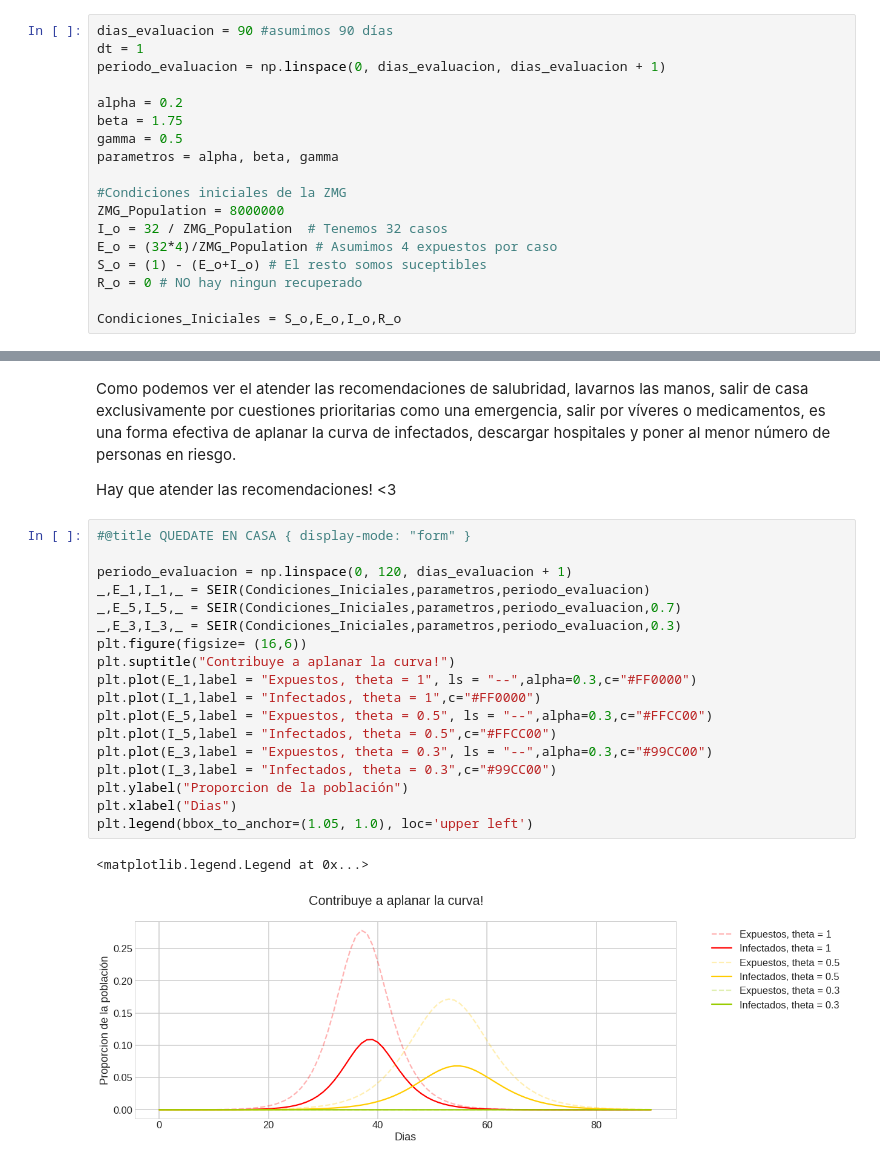
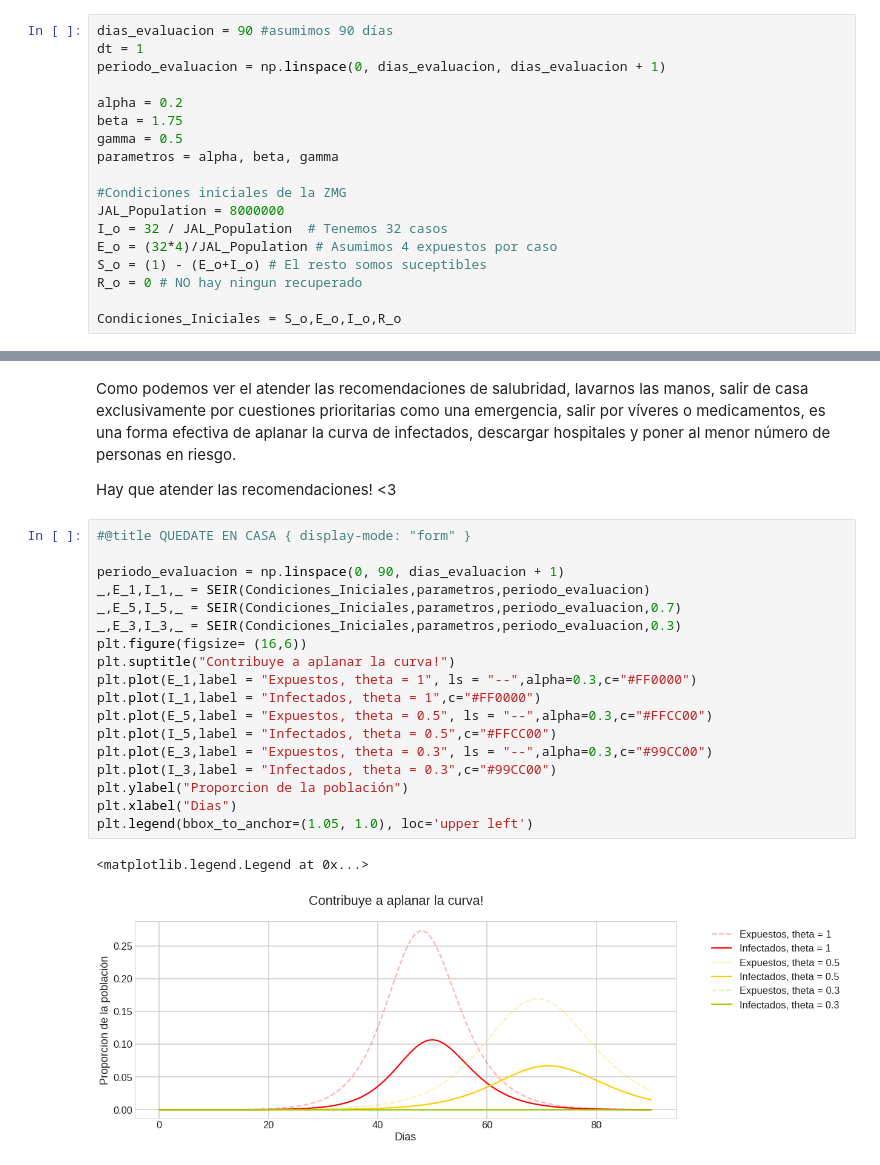
Before and after one commit to NunezKant/COVID-19_GDL, a Jupyter notebook: Desarrollo_de_COVID_19_en_Guadalajara_Miguel_Núñez.ipynb, the cells around one changed output, grey strips where cells are left out. Cells and saved outputs as stored; diff of their text form.

```diff
--- a/Desarrollo_de_COVID_19_en_Guadalajara_Miguel_Núñez.ipynb
+++ b/Desarrollo_de_COVID_19_en_Guadalajara_Miguel_Núñez.ipynb
@@ -128,9 +128,9 @@ gamma = 0.5
 parametros = alpha, beta, gamma
 
 #Condiciones iniciales de la ZMG
-ZMG_Population = 8000000
-I_o = 32 / ZMG_Population  # Tenemos 32 casos
-E_o = (32*4)/ZMG_Population # Asumimos 4 expuestos por caso
+JAL_Population = 8000000
+I_o = 32 / JAL_Population  # Tenemos 32 casos
+E_o = (32*4)/JAL_Population # Asumimos 4 expuestos por caso
 S_o = (1) - (E_o+I_o) # El resto somos suceptibles
 R_o = 0 # NO hay ningun recuperado
 
@@ -323,21 +326,21 @@ Hay que atender las recomendaciones! <3
 # %%
 #@title QUEDATE EN CASA { display-mode: "form" }
 
-periodo_evaluacion = np.linspace(0, 120, dias_evaluacion + 1)
+periodo_evaluacion = np.linspace(0, 90, dias_evaluacion + 1)
 _,E_1,I_1,_ = SEIR(Condiciones_Iniciales,parametros,periodo_evaluacion)
 _,E_5,I_5,_ = SEIR(Condiciones_Iniciales,parametros,periodo_evaluacion,0.7)
 _,E_3,I_3,_ = SEIR(Condiciones_Iniciales,parametros,periodo_evaluacion,0.3)
 plt.figure(figsize= (16,6))
 plt.suptitle("Contribuye a aplanar la curva!")
 plt.plot(E_1,label = "Expuestos, theta = 1", ls = "--",alpha=0.3,c="#FF0000")
 plt.plot(I_1,label = "Infectados, theta = 1",c="#FF0000")
 plt.plot(E_5,label = "Expuestos, theta = 0.5", ls = "--",alpha=0.3,c="#FFCC00")
 plt.plot(I_5,label = "Infectados, theta = 0.5",c="#FFCC00")
 plt.plot(E_3,label = "Expuestos, theta = 0.3", ls = "--",alpha=0.3,c="#99CC00")
 plt.plot(I_3,label = "Infectados, theta = 0.3",c="#99CC00")
 plt.ylabel("Proporcion de la población")
 plt.xlabel("Dias")
 plt.legend(bbox_to_anchor=(1.05, 1.0), loc='upper left')
 # %% [output]
 <matplotlib.legend.Legend at 0x...>
-[figure, old version]
+[figure, new version]
```
Also changed, not shown: parts of 5 cells of this notebook.
